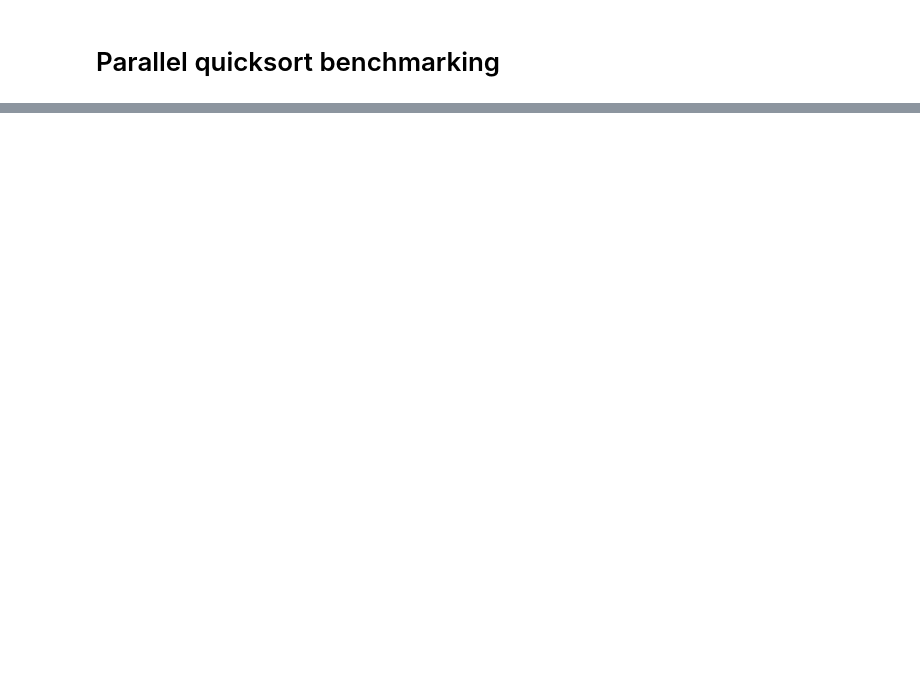
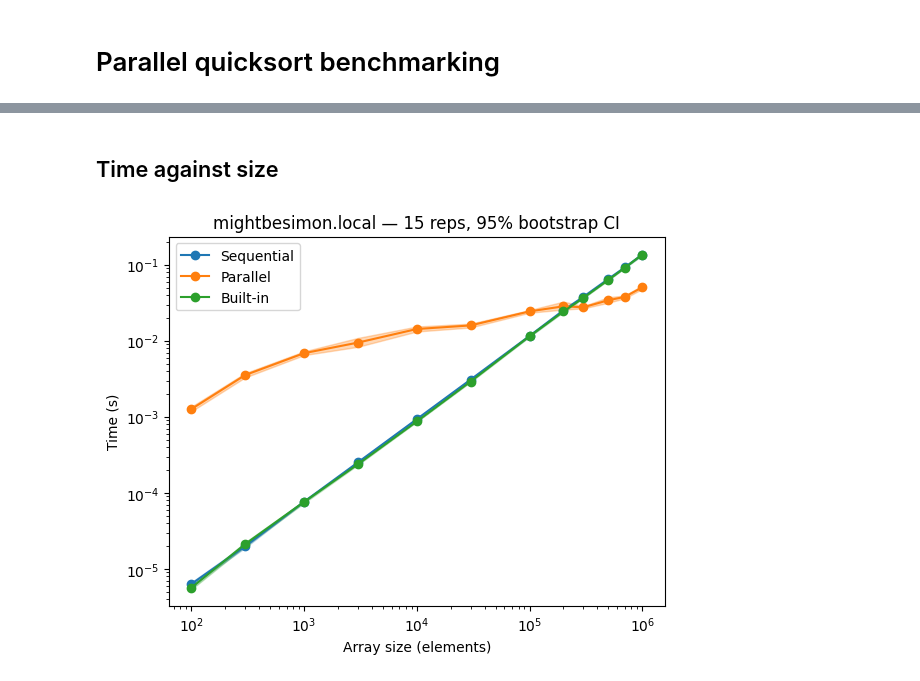
Before and after one commit to mightbesimon/M2R-ParallelQuicksort, a Jupyter notebook: journal.ipynb, the cells around one changed output, grey strips where cells are left out. Drawn from its saved outputs; the diff is of its cells as text; code cells hidden in the pictures; blank space fills up the shorter version.

Commit message:
add plots

```diff
--- a/journal.ipynb
+++ b/journal.ipynb
@@ -84,2 +81,0 @@ def run_benchmark(
-# %%
-data = run_benchmark(reps=5, sizes=[100, 1_000, 10_000, 100_000, 1_000_000])
@@ -107,0 +138,6 @@ data
+# %%
+data = run_benchmark(reps=15, sizes=[
+	100, 300, 1_000, 3_000, 10_000, 30_000,
+	100_000, 200_000, 300_000, 500_000, 700_000, 1_000_000,
+])
+analysis = Analysis(data)
@@ -107,0 +168,11 @@ data
+# %%
+columns = ''.join(f'{SORTS[column]:>22}' for column in analysis.columns)
+print(f"{'Size':>9}{columns}{'Par vs Built-in':>24}")
+
+for row, size in enumerate(analysis.sizes):
+	cells = ''
+	for column in analysis.columns:
+		low, high = analysis.interval(column)[:, row]
+		cells += f'{analysis.mean(column)[row]:>13.6f} ±{(high - low) / 2:<8.6f}'
+	speedup, (low, high) = analysis.speedup('Libc')
+	print(f'{size:>9}{cells}{speedup[row]:>10.2f}  [{low[row]:.2f}, {high[row]:.2f}]')
@@ -107,0 +193,20 @@ data
+# %% [markdown]
+## Time against size
+# %%
+axes = plt.subplots()[1]
+
+for index, column in enumerate(analysis.columns):
+	low, high = analysis.interval(column)
+	axes.fill_between(analysis.sizes, low, high, color=f'C{index}', alpha=0.3)
+	axes.plot(analysis.sizes, analysis.mean(column), 'o-',
+		color=f'C{index}', label=SORTS[column])
+
+axes.set(
+	xscale='log', yscale='log',
+	xlabel='Array size (elements)', ylabel='Time (s)',
+	title=f'{machine_name()} — {analysis.reps} reps, 95% bootstrap CI',
+)
+axes.legend()
+plt.show()
+# %% [output]
+[figure, added]
```
Also changed, not shown: parts of 13 cells of this notebook, 9 other files.
